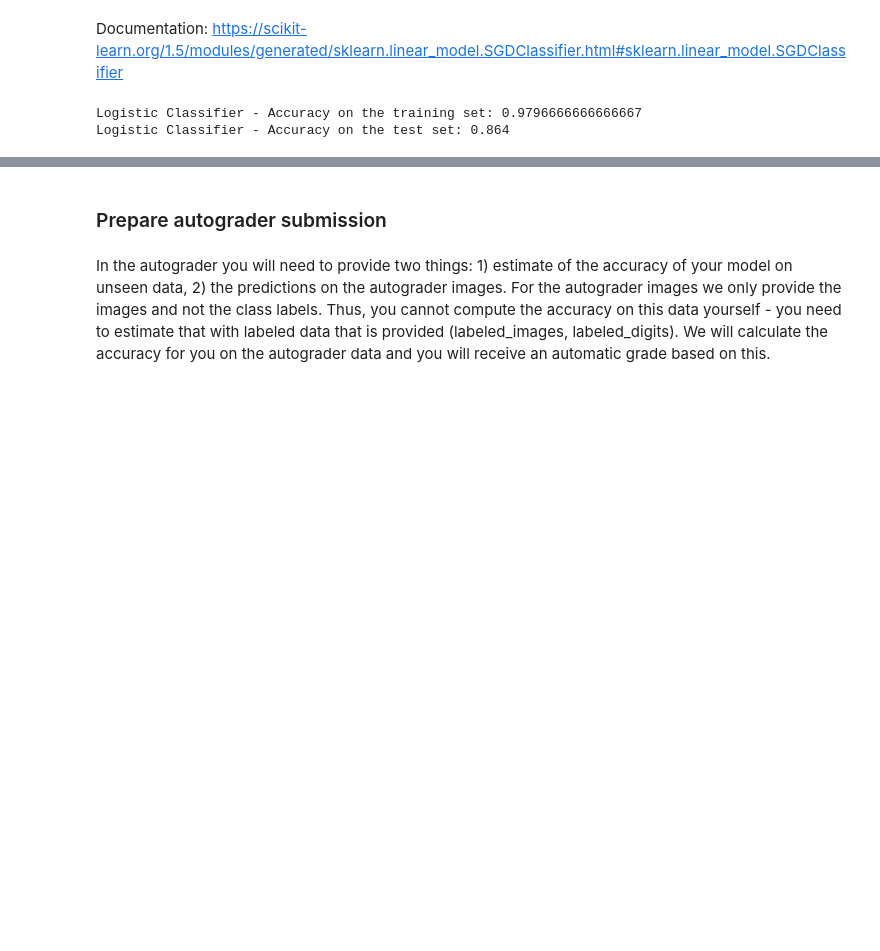
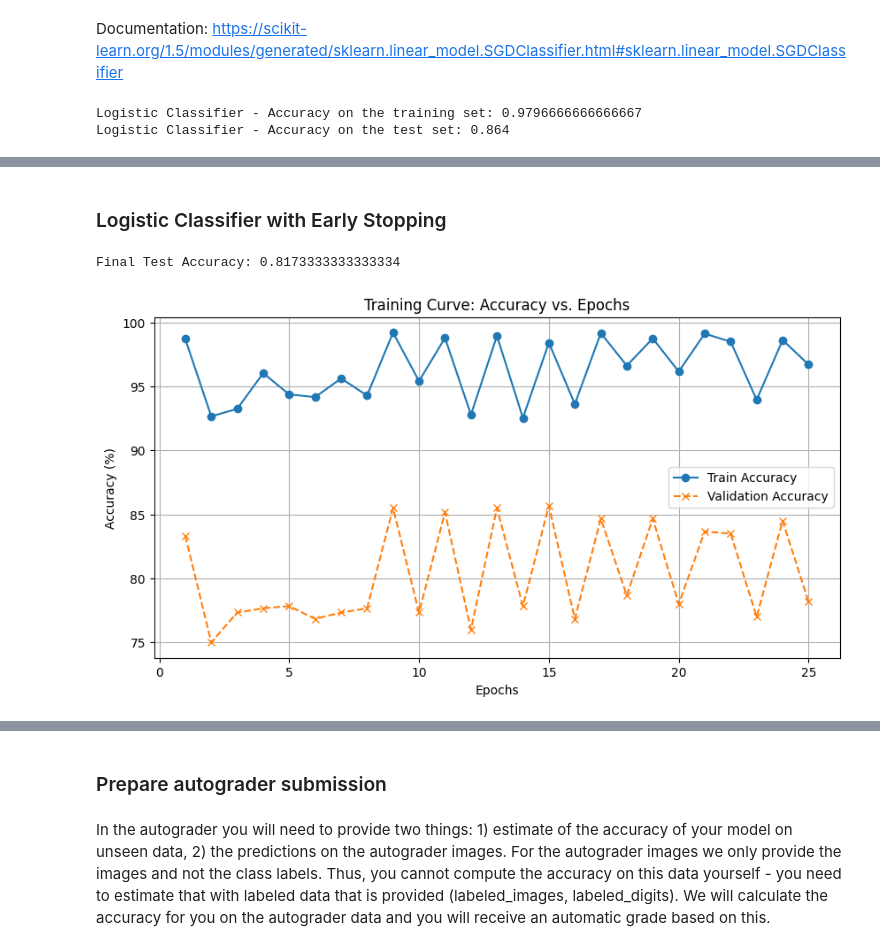
Before and after one commit to selinceydeli/Digit_Classification_Machine_Learning_Project, a Jupyter notebook: Digit_Classification_Code.ipynb, the cells around one changed output, grey strips where cells are left out. Drawn from its saved outputs; the diff is of its cells as text; code cells hidden in the pictures; blank space fills up the shorter version.

```diff
--- a/Digit_Classification_Code.ipynb
+++ b/Digit_Classification_Code.ipynb
@@ -80,0 +107,63 @@ Logistic Classifier - Accuracy on the test set: 0.864
+# %% [markdown]
+### Logistic Classifier with Early Stopping
+# %%
+from sklearn.linear_model import SGDClassifier
+from sklearn.model_selection import train_test_split
+from sklearn.metrics import accuracy_score
+
+pixel_size = labeled_images.shape[1]
+data_size = labeled_images.shape[0]
+
+X = labeled_images.reshape(data_size, pixel_size * pixel_size)
+y = labeled_digits
+X_train, X_test, y_train, y_test = train_test_split(X, y, test_size=0.2, random_state=0)
+X_train, X_val, y_train, y_val = train_test_split(X_train, y_train, test_size=0.2, random_state=0) # Split further into validation dataset
+
+max_iters = 100
+clf = SGDClassifier(loss='log_loss', max_iter=max_iters, tol=None, random_state=0, warm_start=True)
+
+train_accs = []
+val_accs = []
+
+patience = 10
+val_acc_best = 0
+patience_cnt = 0
+
+for epoch in range(max_iters):
+    clf.fit(X_train, y_train)  # Incremental training for writing the training curve implementation
+
+    y_train_pred = clf.predict(X_train)
+    y_val_pred = clf.predict(X_val)
+
+    train_acc = accuracy_score(y_train, y_train_pred) * 100
+    val_acc = accuracy_score(y_val, y_val_pred) * 100
+
+    train_accs.append(train_acc)
+    val_accs.append(val_acc)
+
+    # Early stopping implementation
+    if val_acc > val_acc_best:
+        val_acc_best = val_acc
+        patience_cnt = 0
+    else:
+        patience_cnt +=1
+        if patience_cnt == patience:
+            break
+
+y_test_pred = clf.predict(X_test)
+test_acc = accuracy_score(y_test, y_test_pred)
+print(f'Final Test Accuracy: {test_acc}')
+
+# Plot the training curve
+plt.figure(figsize=(10, 5))
+plt.plot(range(1, len(train_accs) + 1), train_accs, label='Train Accuracy', marker='o')
+plt.plot(range(1, len(val_accs) + 1), val_accs, label='Validation Accuracy', linestyle='--', marker='x')
+plt.xlabel('Epochs')
+plt.ylabel('Accuracy (%)')
+plt.title('Training Curve: Accuracy vs. Epochs')
+plt.legend()
+plt.grid()
+plt.show()
+# %% [output]
+Final Test Accuracy: 0.8173333333333334
+[figure, added]
```
Also changed, not shown: parts of 6 cells of this notebook, 1 other file.
